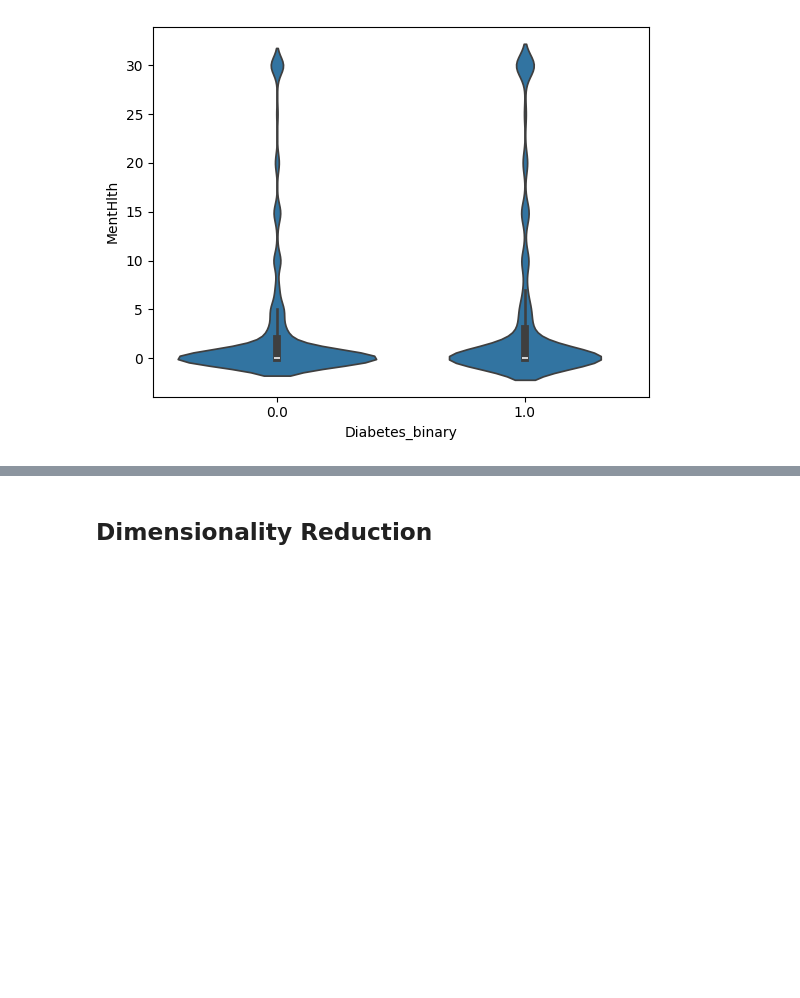
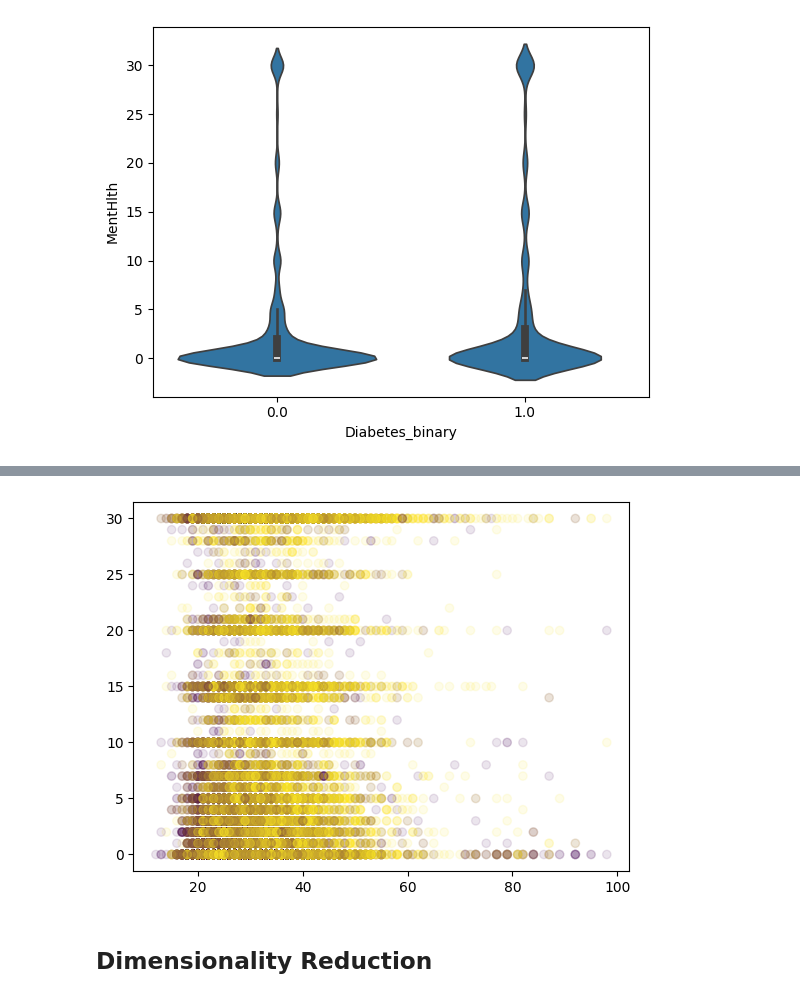
Before and after one commit to Panta-Rhei-LZ/DS-9000-Project-Data, a Jupyter notebook: Data Visualization.ipynb, the cells around one changed output, grey strips where cells are left out. Drawn from its saved outputs; the diff is of its cells as text; code cells hidden in the pictures; blank space fills up the shorter version.

```diff
--- a/Data Visualization.ipynb
+++ b/Data Visualization.ipynb
@@ -91,3 +96,8 @@ sns.violinplot(x='Diabetes_binary', y='MentHlth', data=df)
+# %%
+plt.scatter(df['BMI'], df['PhysHlth'], c=df['HighBP'], alpha=0.1)
+plt.show()
+# %% [output]
+[figure, added]
 # %%
 from sklearn.compose import ColumnTransformer
 from sklearn.preprocessing import OneHotEncoder, StandardScaler
```
Also changed, not shown: parts of 4 cells of this notebook.
